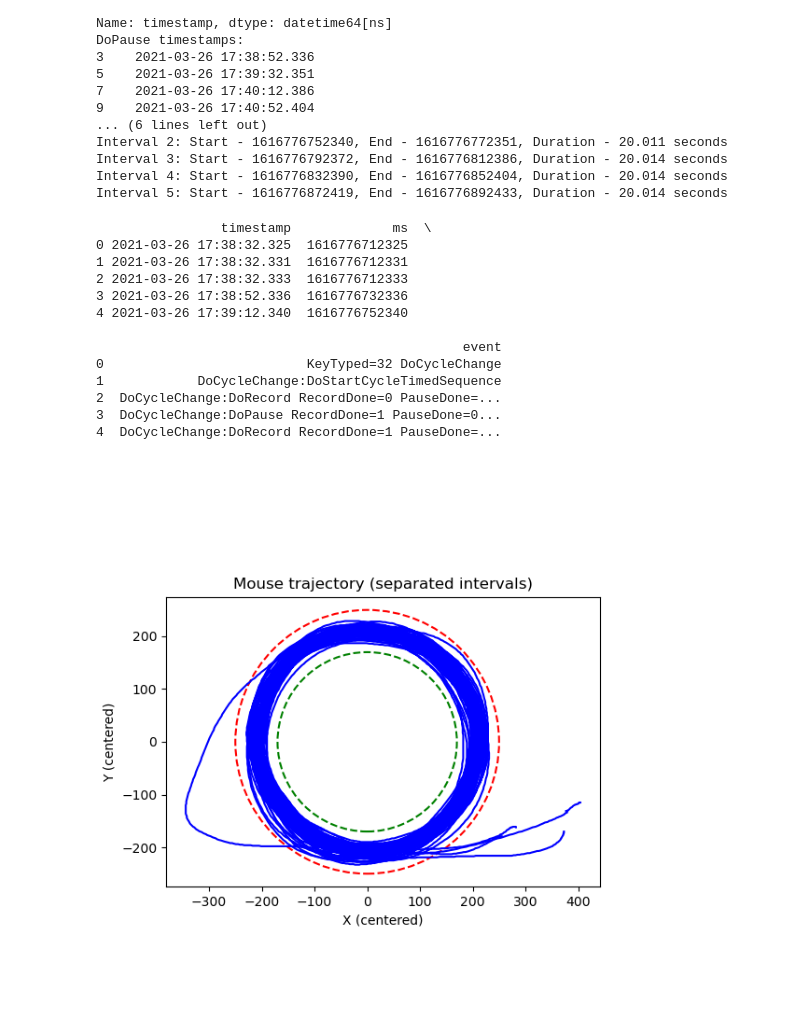
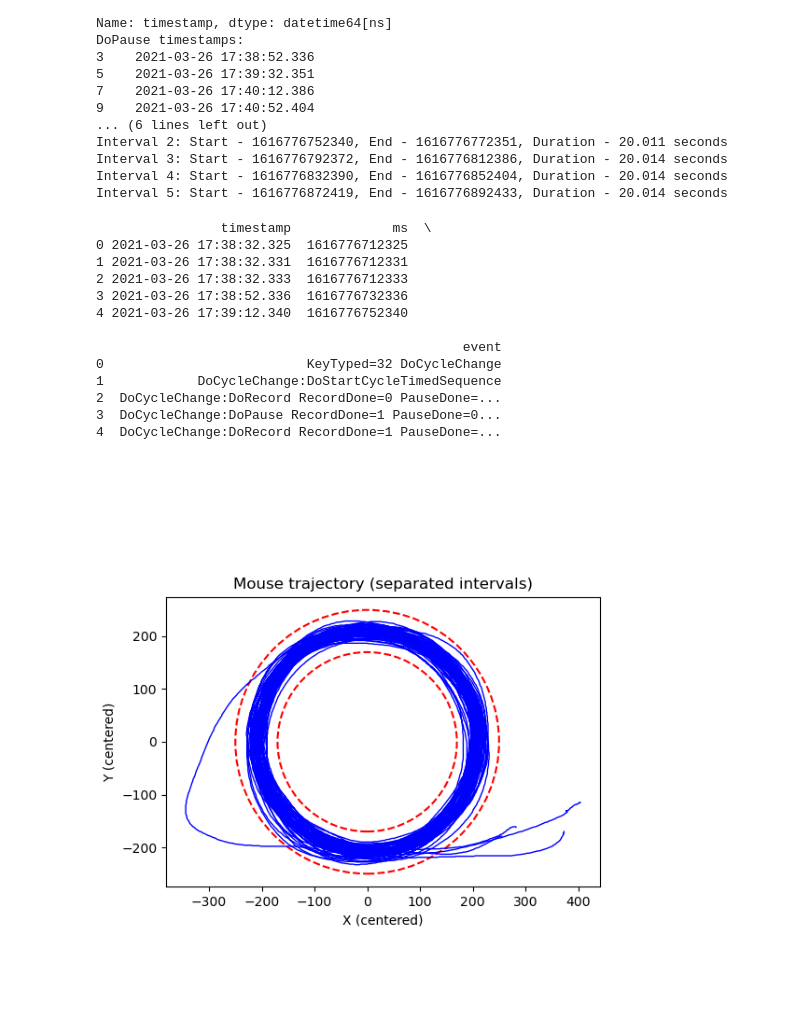
Before and after one commit to TheoLec-student/Circular_task_analysis, a Jupyter notebook: main.ipynb, the cells around one changed output. Drawn from its saved outputs; the diff is of its cells as text; code cells hidden in the pictures.

Commit message:
change color intern target

```diff
--- a/main.ipynb
+++ b/main.ipynb
@@ -144,34 +144,34 @@ for start_ms, end_ms, _ in intervals:
     x_seg = mouseX_raw[mask] - centerX
     y_seg = -(mouseY_raw[mask] - centerY)  # inversion Y
 
-    ax.plot(x_seg, y_seg, color='blue')
+    ax.plot(x_seg, y_seg, color='blue', linewidth=1)
 
 # Cercles
 external = plt.Circle((0, 0), 250, color='red', fill=False, linestyle='--', linewidth=1.5)
-internal = plt.Circle((0, 0), 170, color='green', fill=False, linestyle='--', linewidth=1.5)
+internal = plt.Circle((0, 0), 170, color='red', fill=False, linestyle='--', linewidth=1.5)
 
 ax.add_patch(external)
 ax.add_patch(internal)
 
 ax.set_xlabel("X (centered)")
 ax.set_ylabel("Y (centered)")
 ax.set_title("Mouse trajectory (separated intervals)")
 
 ax.set_aspect('equal', 'box')   # axes carrés
 
 plt.show()
 # %% [output]
                 timestamp             ms  \
 0 2021-03-26 17:38:32.325  1616776712325
 1 2021-03-26 17:38:32.331  1616776712331
 2 2021-03-26 17:38:32.333  1616776712333
 3 2021-03-26 17:38:52.336  1616776732336
 4 2021-03-26 17:39:12.340  1616776752340
 
                                                event
 0                          KeyTyped=32 DoCycleChange
 1            DoCycleChange:DoStartCycleTimedSequence
 2  DoCycleChange:DoRecord RecordDone=0 PauseDone=...
 3  DoCycleChange:DoPause RecordDone=1 PauseDone=0...
 4  DoCycleChange:DoRecord RecordDone=1 PauseDone=...
-[figure, old version]
+[figure, new version]
```
Also changed, not shown: parts of 1 cell of this notebook.
